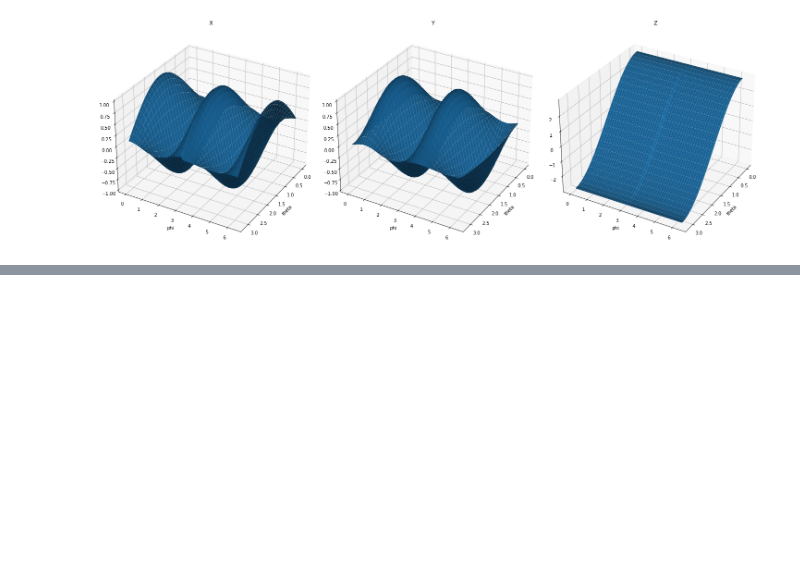
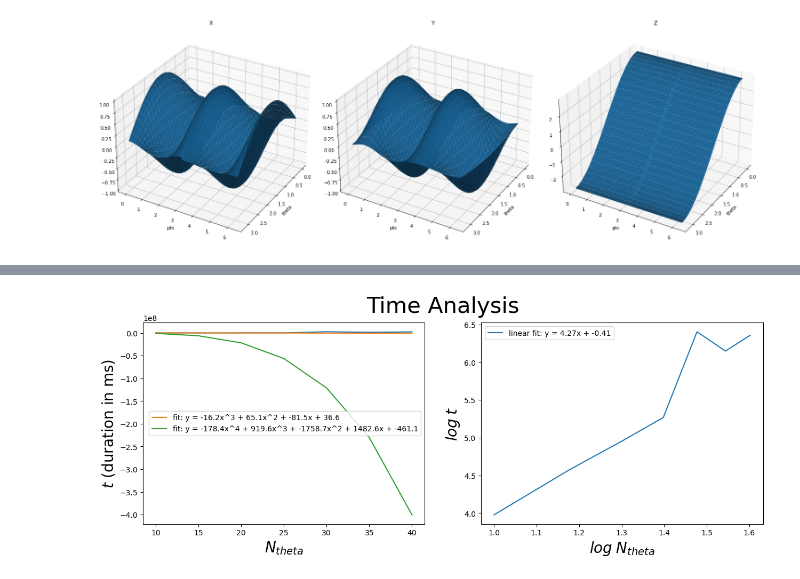
Before and after one commit to iago-mendes/eucled, a Jupyter notebook: src/exercises/08-embedding/assets/plots.ipynb, the cells around one changed output, grey strips where cells are left out. Drawn from its saved outputs; the diff is of its cells as text; code cells hidden in the pictures; blank space fills up the shorter version.

```diff
--- a/src/exercises/08-embedding/assets/plots.ipynb
+++ b/src/exercises/08-embedding/assets/plots.ipynb
@@ -307,0 +355,47 @@ plt.show()
+# %%
+# TIME ANALYSIS
+
+fig, (ax1, ax2) = plt.subplots(1,2)
+
+entries = np.genfromtxt('durations.csv', delimiter=',')
+
+N_values = entries[:,0]
+durations = entries[:,1]
+log_N_values = []
+log_durations = []
+
+for N in N_values:
+	log_N_values.append(np.log(N) / np.log(10))
+for duration in durations:
+	log_durations.append(np.log(duration) / np.log(10))
+
+label = entry[1]
+
+ax1.plot(N_values, durations)
+x = N_values
+d, c, b, a = np.polyfit(log_N_values, log_durations, 3)
+ax1.plot(x, d*x**3 + c*x**2 + b*x + a, label=f'fit: y = {d:.1f}x^3 + {c:.1f}x^2 + {b:.1f}x + {a:.1f}')
+e, d, c, b, a = np.polyfit(log_N_values, log_durations, 4)
+ax1.plot(x, e*x**4 + d*x**3 + c*x**2 + b*x + a, label=f'fit: y = {e:.1f}x^4 + {d:.1f}x^3 + {c:.1f}x^2 + {b:.1f}x + {a:.1f}')
+# f, e, d, c, b, a = np.polyfit(log_N_values, log_durations, 5)
+# ax1.plot(x, f*x**5 + e*x**4 + d*x**3 + c*x**2 + b*x + a, label=f'fit: y = {f:.1f}x^5 + {e:.1f}x^4 + {d:.1f}x^3 + {c:.1f}x^2 + {b:.1f}x + {a:.1f}')
+ax1.set(xlabel='$N_{theta}$', ylabel='$t$ (duration in ms)')
+
+a, b = np.polyfit(log_N_values, log_durations, 1)
+ax2.plot(log_N_values, log_durations, label=f'linear fit: y = {a:.2f}x + {b:.2f}')
+ax2.set(xlabel='$log \; N_{theta}$', ylabel='$log \; t$')
+
+ax1.xaxis.label.set_fontsize(20)
+ax1.yaxis.label.set_fontsize(20)
+ax2.xaxis.label.set_fontsize(20)
+ax2.yaxis.label.set_fontsize(20)
+
+fig.suptitle('Time Analysis', fontsize=30)
+fig.set_size_inches(15, 5, forward=True)
+fig.set_dpi(100)
+
+ax1.legend()
+ax2.legend()
+plt.show()
+# %% [output]
+[figure, added]
```
Also changed, not shown: parts of 4 cells of this notebook, 5 other files.
